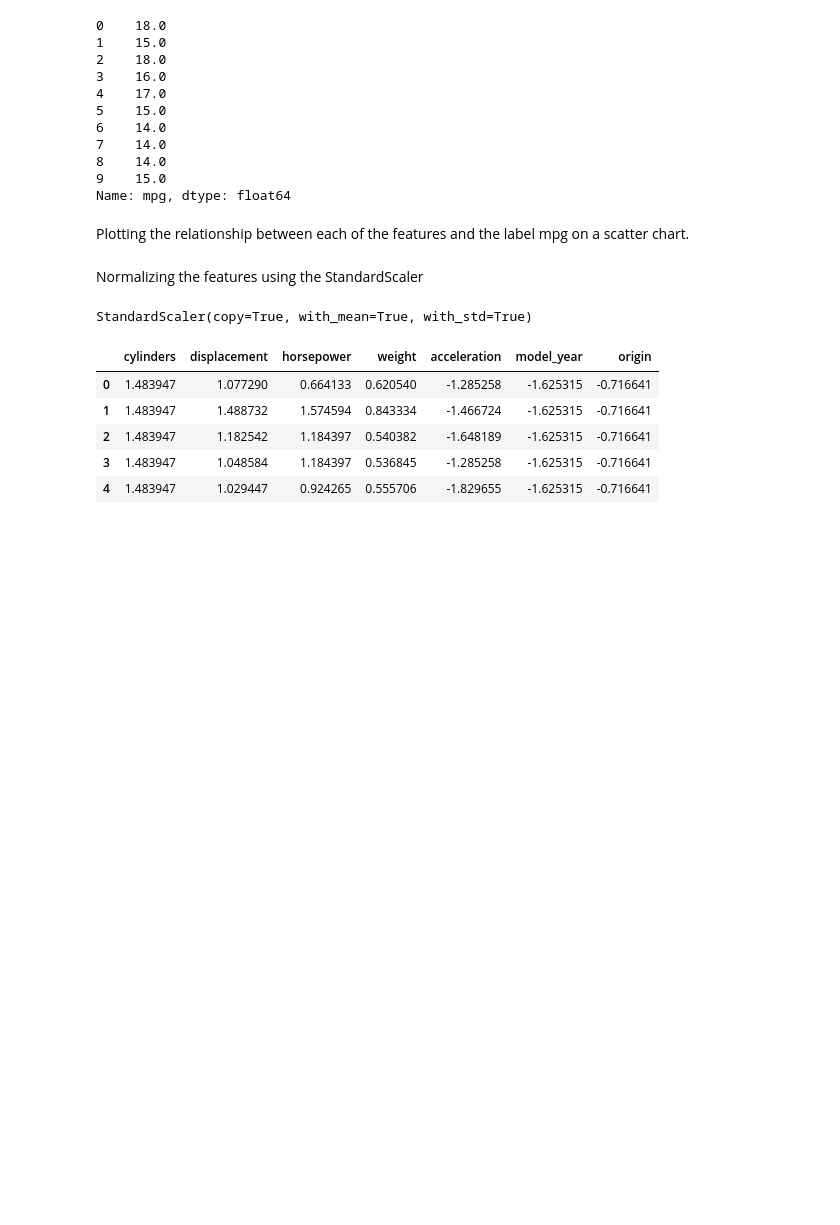
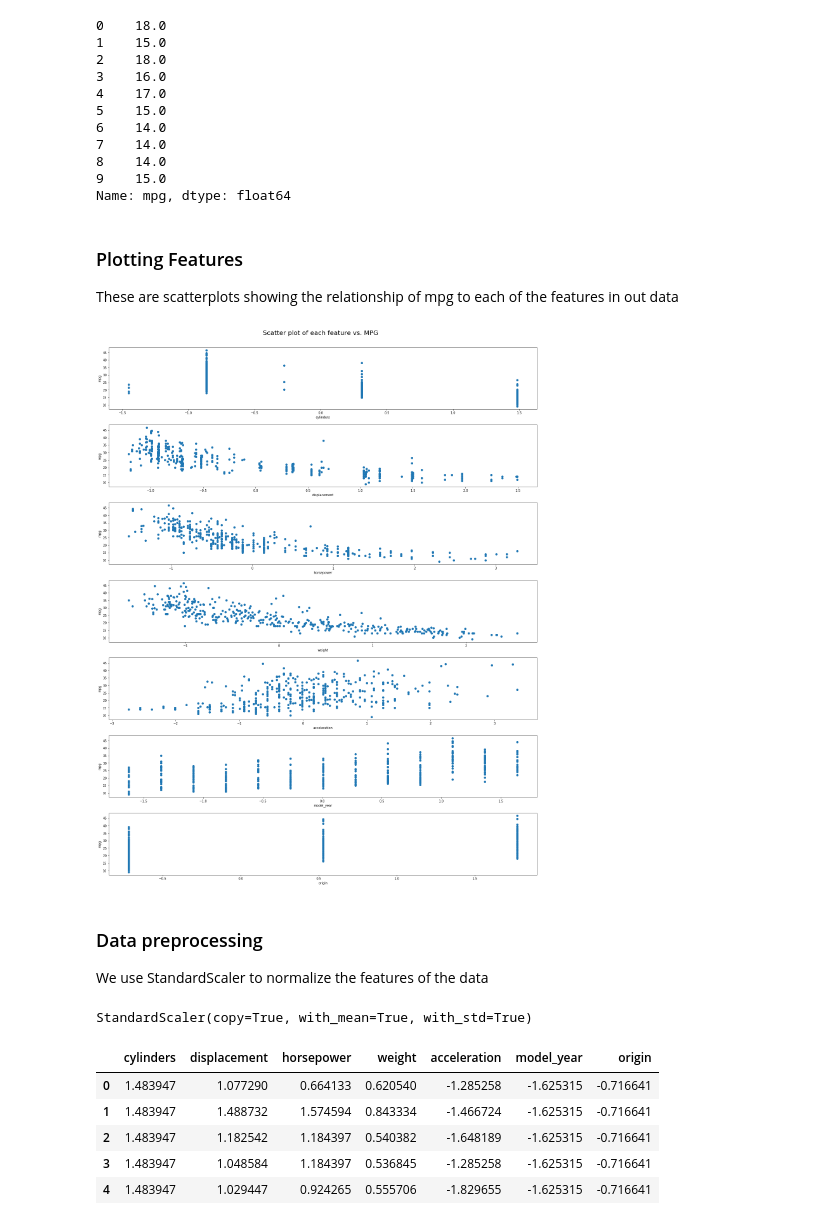
Before and after one commit to chezka-sino/machine-learning-projects, a Jupyter notebook: Predicting Car MPG.ipynb, the cells around one changed output. Drawn from its saved outputs; the diff is of its cells as text; code cells hidden in the pictures; blank space fills up the shorter version.

Commit message:
added scatterplot for features

```diff
--- a/Predicting Car MPG.ipynb
+++ b/Predicting Car MPG.ipynb
@@ -58,10 +63,26 @@ Labels.head(10)
 8    14.0
 9    15.0
 Name: mpg, dtype: float64
-# %% [markdown]
-Plotting the relationship between each of the features and the label mpg on a scatter chart.
-# %% [markdown]
-Normalizing the features using the StandardScaler
+# %% [markdown]
+### Plotting Features
+
+These are scatterplots showing the relationship of mpg to each of the features in out data
+# %%
+fig, axs = plt.subplots(7, figsize=(20,25))
+fig.suptitle("Scatter plot of each feature vs. MPG", fontsize=20)
+fig.tight_layout(pad=3.0)
+fig.subplots_adjust(top=0.95)
+i = 0
+for colname in Features.columns:
+    axs[i].scatter(Features[colname], Labels)
+    axs[i].set(xlabel=colname, ylabel='mpg')
+    i+=1
+# %% [output]
+[figure, added]
+# %% [markdown]
+### Data preprocessing
+
+We use StandardScaler to normalize the features of the data
 # %%
 from sklearn.preprocessing import StandardScaler as ss
 scaler = ss()
```
Also changed, not shown: parts of 27 cells of this notebook.
